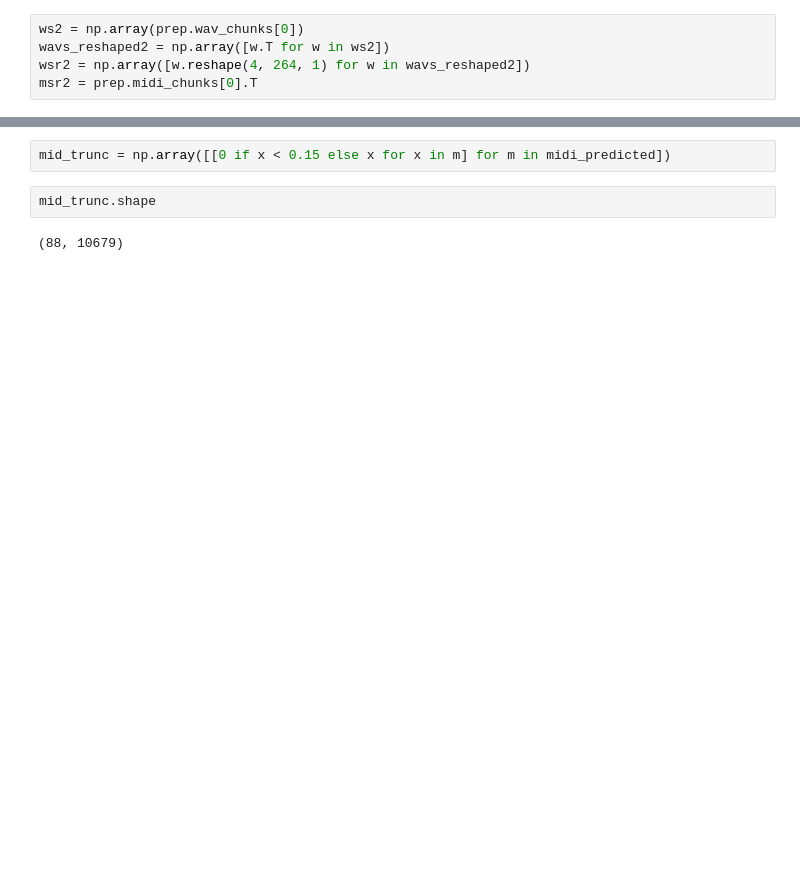
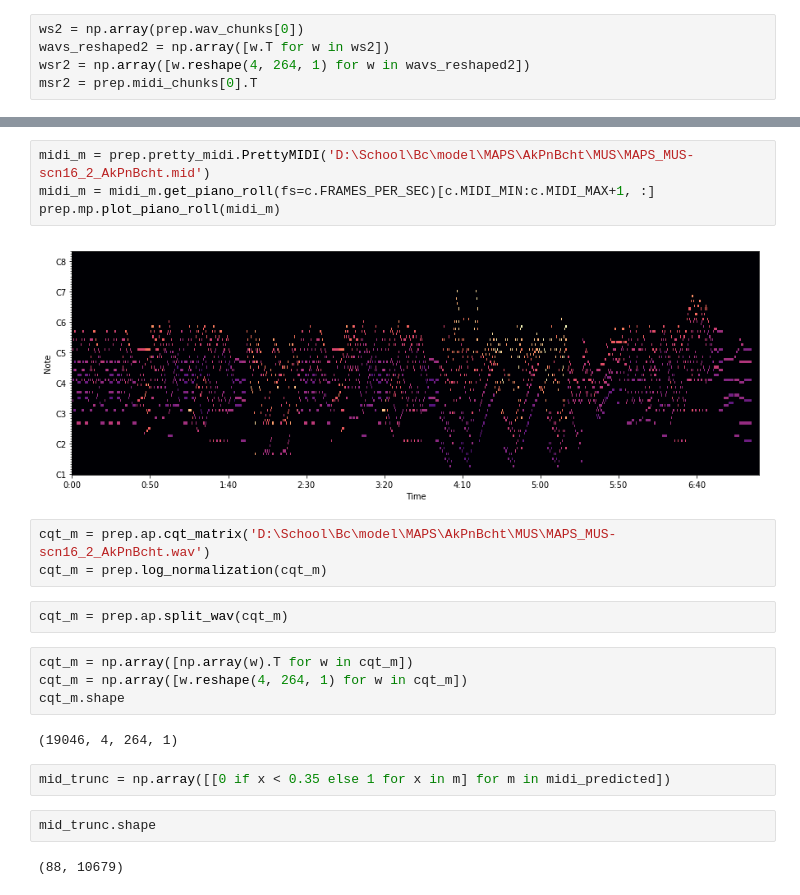
Before and after one commit to kosmels/amt_nn, a Jupyter notebook: model.ipynb, the cells around one changed output, grey strips where cells are left out. Drawn from its saved outputs; the diff is of its cells as text; blank space fills up the shorter version.

```diff
--- a/model.ipynb
+++ b/model.ipynb
@@ -115,5 +140,22 @@ np.max(midi_predicted[45])
+# %%
+midi_m = prep.pretty_midi.PrettyMIDI('D:\School\Bc\model\MAPS\AkPnBcht\MUS\MAPS_MUS-scn16_2_AkPnBcht.mid')
+midi_m = midi_m.get_piano_roll(fs=c.FRAMES_PER_SEC)[c.MIDI_MIN:c.MIDI_MAX+1, :]
+prep.mp.plot_piano_roll(midi_m)
+# %% [output]
+[figure, added]
+# %%
+cqt_m = prep.ap.cqt_matrix('D:\School\Bc\model\MAPS\AkPnBcht\MUS\MAPS_MUS-scn16_2_AkPnBcht.wav')
+cqt_m = prep.log_normalization(cqt_m)
+# %%
+cqt_m = prep.ap.split_wav(cqt_m)
+# %%
+cqt_m = np.array([np.array(w).T for w in cqt_m])
+cqt_m = np.array([w.reshape(4, 264, 1) for w in cqt_m])
+cqt_m.shape
+# %% [output]
+(19046, 4, 264, 1)
 # %%
-mid_trunc = np.array([[0 if x < 0.15 else x for x in m] for m in midi_predicted])
+mid_trunc = np.array([[0 if x < 0.35 else 1 for x in m] for m in midi_predicted])
 # %%
 mid_trunc.shape
 # %% [output]
```
Also changed, not shown: parts of 11 cells of this notebook, 2 other files.
